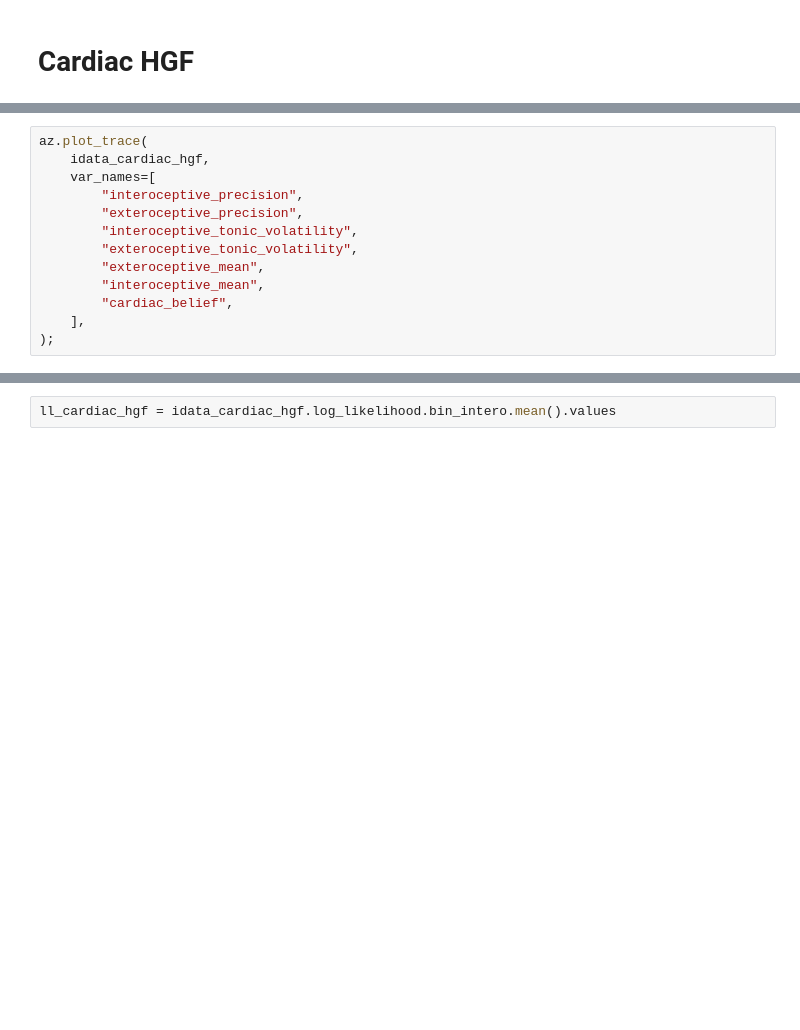
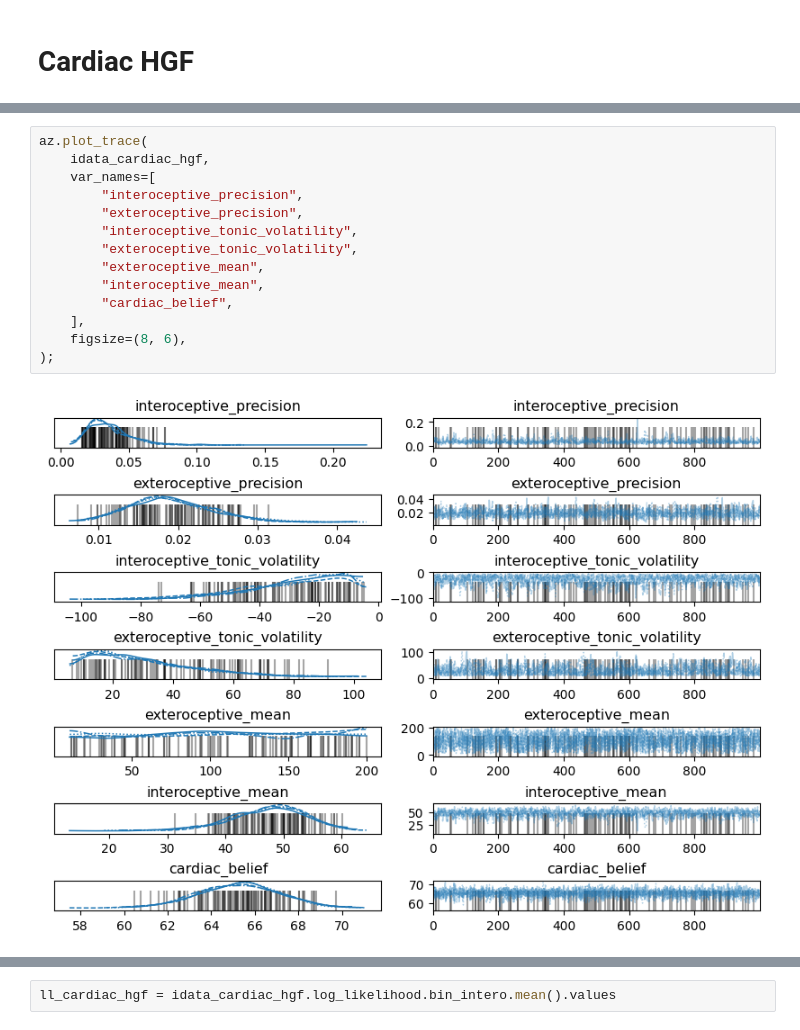
Before and after one commit to LegrandNico/ComputationalCardioception, a Jupyter notebook: code/notebooks/Appendix_1_models.ipynb, the cells around one changed output, grey strips where cells are left out. Cells and saved outputs as stored; diff of their text form; blank space fills up the shorter version.

```diff
--- a/code/notebooks/Appendix_1_models.ipynb
+++ b/code/notebooks/Appendix_1_models.ipynb
@@ -274,15 +276,18 @@ pm.compute_log_likelihood(
 # %%
 az.plot_trace(
     idata_cardiac_hgf,
     var_names=[
         "interoceptive_precision",
         "exteroceptive_precision",
         "interoceptive_tonic_volatility",
         "exteroceptive_tonic_volatility",
         "exteroceptive_mean",
         "interoceptive_mean",
         "cardiac_belief",
     ],
+    figsize=(8, 6),
 );
+# %% [output]
+[figure, added]
 # %%
 pm.model_to_graphviz(
```
Also changed, not shown: parts of 11 cells of this notebook, 9 other files.
